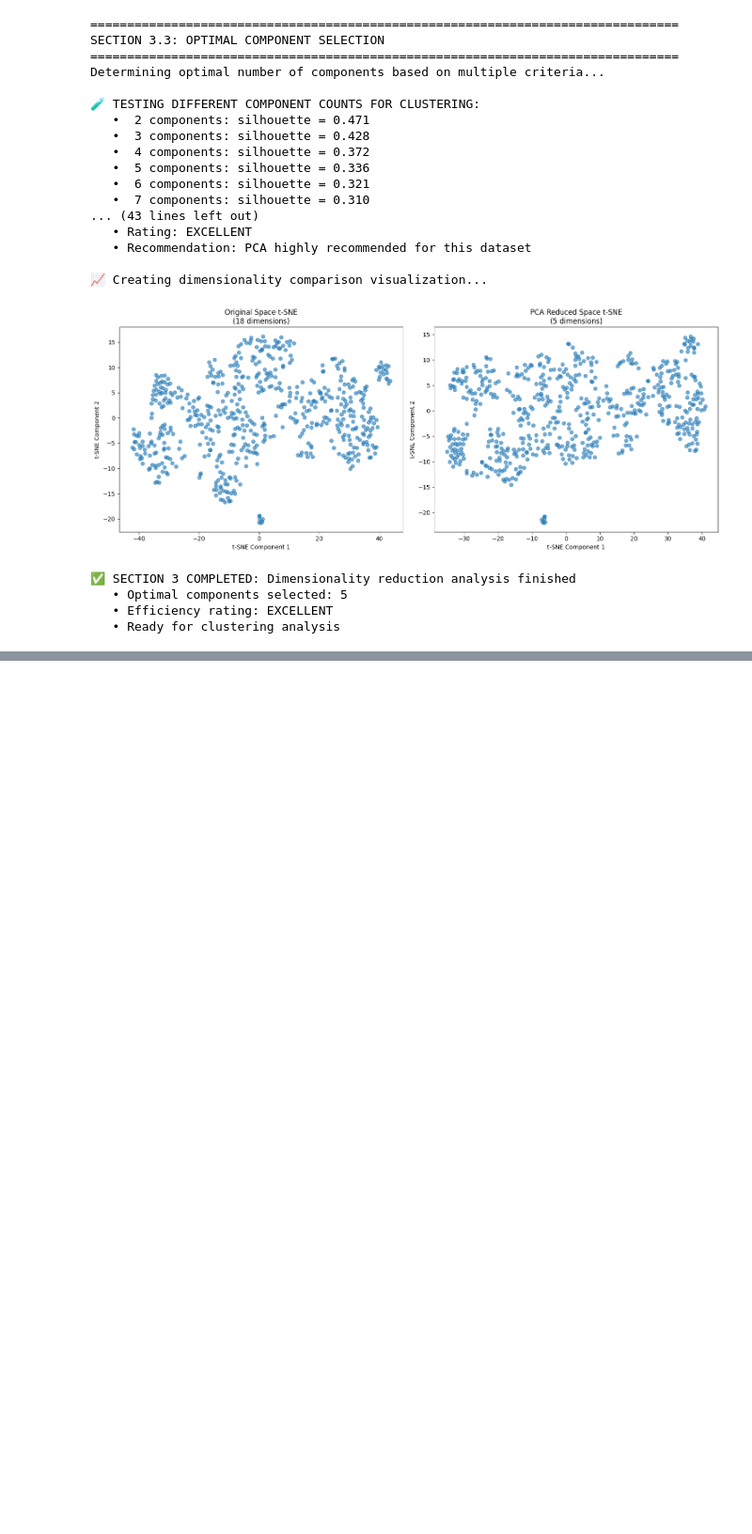
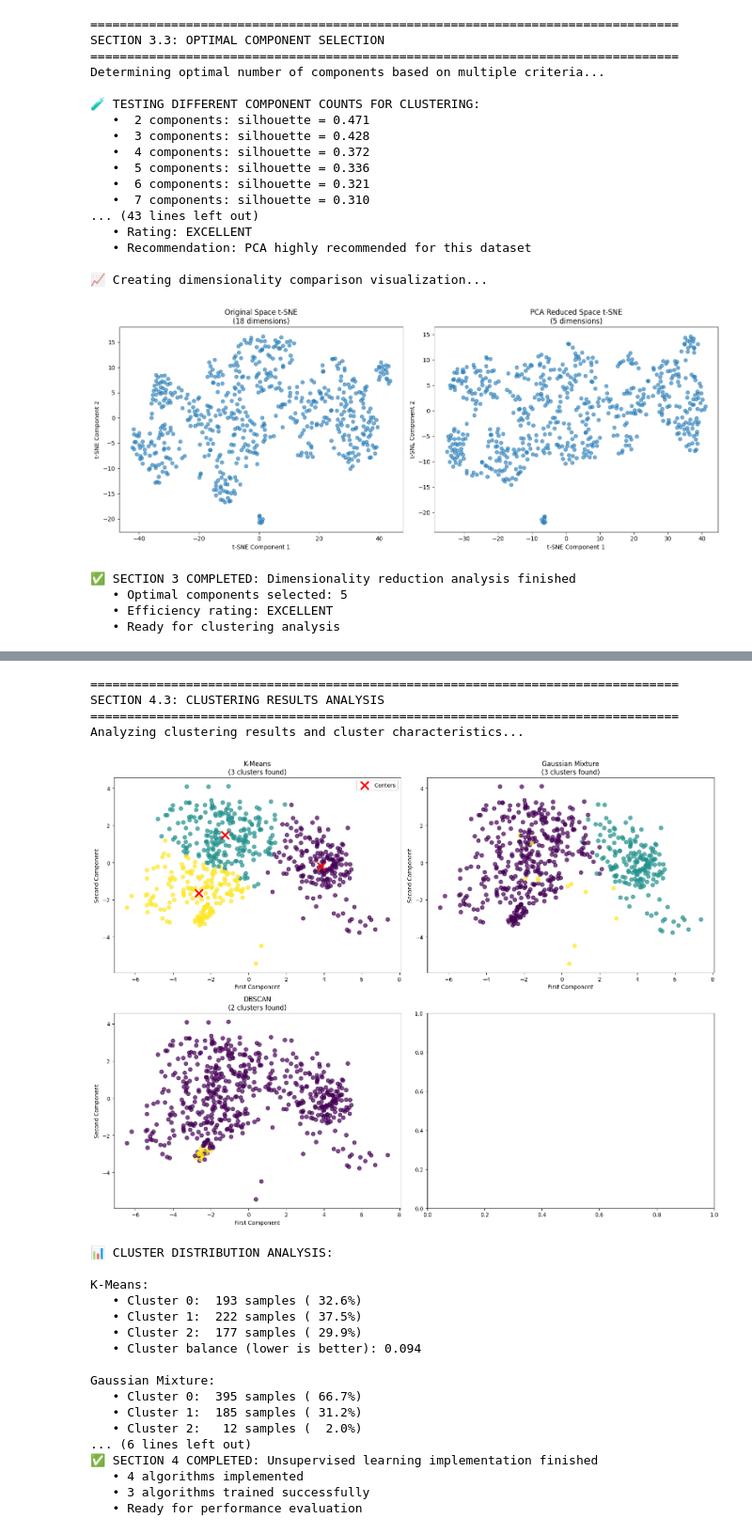
Before and after one commit to J626E/Learn1, a Jupyter notebook: Copy_of_JubytraEnzmann_Project_ProspectAuto_II.ipynb, the cells around one changed output, grey strips where cells are left out. Shown at 94% size. Saved outputs shown, nothing was run; the diff lists cells and outputs as text; code cells hidden in the pictures; blank space fills up the shorter version.

```diff
--- a/Copy_of_JubytraEnzmann_Project_ProspectAuto_II.ipynb
+++ b/Copy_of_JubytraEnzmann_Project_ProspectAuto_II.ipynb
@@ -1470,2 +938,0 @@ IndentationError: unindent does not match any outer indentation level (<tokenize
-# %%
-pca_results = section_3_dimensionality_reduction_analysis(X_train, X_test)
@@ -1657,6 +1151,7 @@ def pca_efficiency_assessment(X_train, X_test, optimal_components, cumulative_va
 
     reconstruction_error = np.mean((X_train - pca_optimal.inverse_transform(X_train_pca)) ** 2)
     total_var = np.var(X_train).sum()
+
     print(f"\n🎯 QUALITY ASSESSMENT:")
     print(f"   • Mean reconstruction error: {reconstruction_error:.6f}")
     print(f"   • Relative reconstruction error: {reconstruction_error / total_var:.1%}")
@@ -1714,7 +1209,8 @@ def pca_efficiency_assessment(X_train, X_test, optimal_components, cumulative_va
         'pca_optimal': pca_optimal,
         'efficiency_score': efficiency_score,
         'efficiency_rating': efficiency_rating,
-        'recommendation': recommendation
+        'recommendation': recommendation,
+        'optimal_components': optimal_components
     }
 
     print(f"\n✅ SECTION 3 COMPLETED: Dimensionality reduction analysis finished")
@@ -1773,0 +1340,2 @@ Determining optimal number of components based on multiple criteria...
+# %%
+algorithms, X_train_cluster, X_test_cluster, feature_space_name = select_clustering_algorithms(X_train, X_test, pca_results)
@@ -1773,0 +1414,2 @@ Determining optimal number of components based on multiple criteria...
+# %%
+clustering_results = train_and_configure_clustering_models(algorithms, X_train_cluster, X_test_cluster)
@@ -1773,0 +1490,25 @@ Determining optimal number of components based on multiple criteria...
+# %%
+analyze_clustering_results(clustering_results, X_train_cluster, feature_space_name)
+# %% [output]
+================================================================================
+SECTION 4.3: CLUSTERING RESULTS ANALYSIS
+================================================================================
+Analyzing clustering results and cluster characteristics...
+[figure, added]
+📊 CLUSTER DISTRIBUTION ANALYSIS:
+
+K-Means:
+   • Cluster 0:  193 samples ( 32.6%)
+   • Cluster 1:  222 samples ( 37.5%)
+   • Cluster 2:  177 samples ( 29.9%)
+   • Cluster balance (lower is better): 0.094
+
+Gaussian Mixture:
+   • Cluster 0:  395 samples ( 66.7%)
+   • Cluster 1:  185 samples ( 31.2%)
+   • Cluster 2:   12 samples (  2.0%)
+... (6 lines left out)
+✅ SECTION 4 COMPLETED: Unsupervised learning implementation finished
+   • 4 algorithms implemented
+   • 3 algorithms trained successfully
+   • Ready for performance evaluation
```
Also changed, not shown: parts of 36 cells of this notebook.
